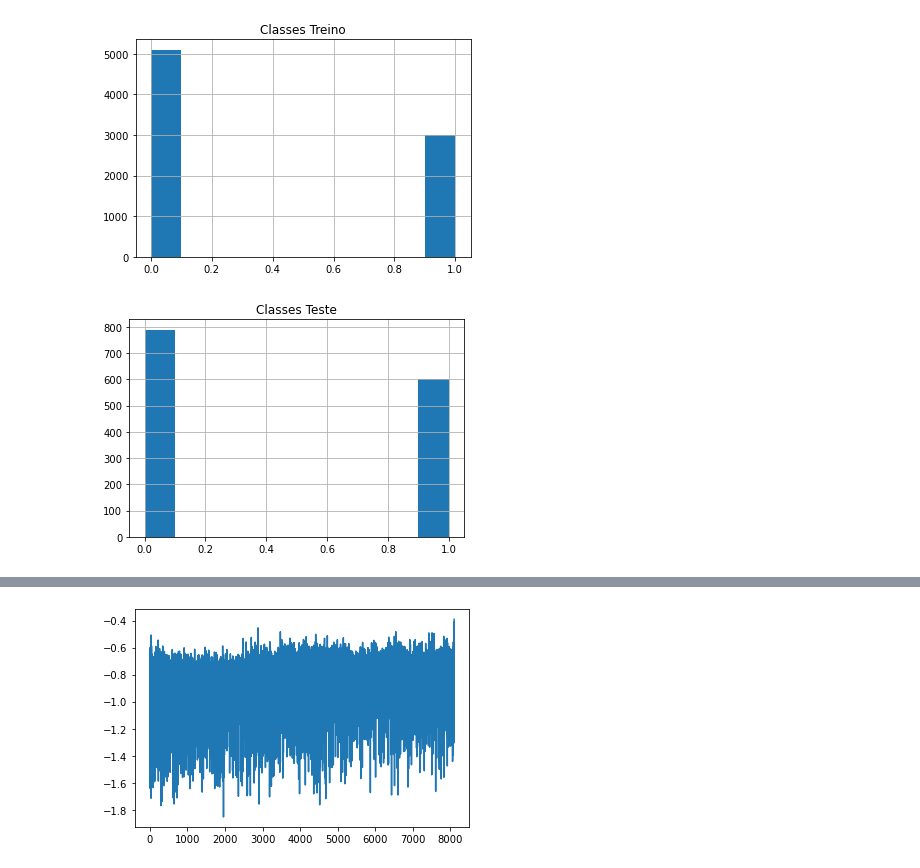
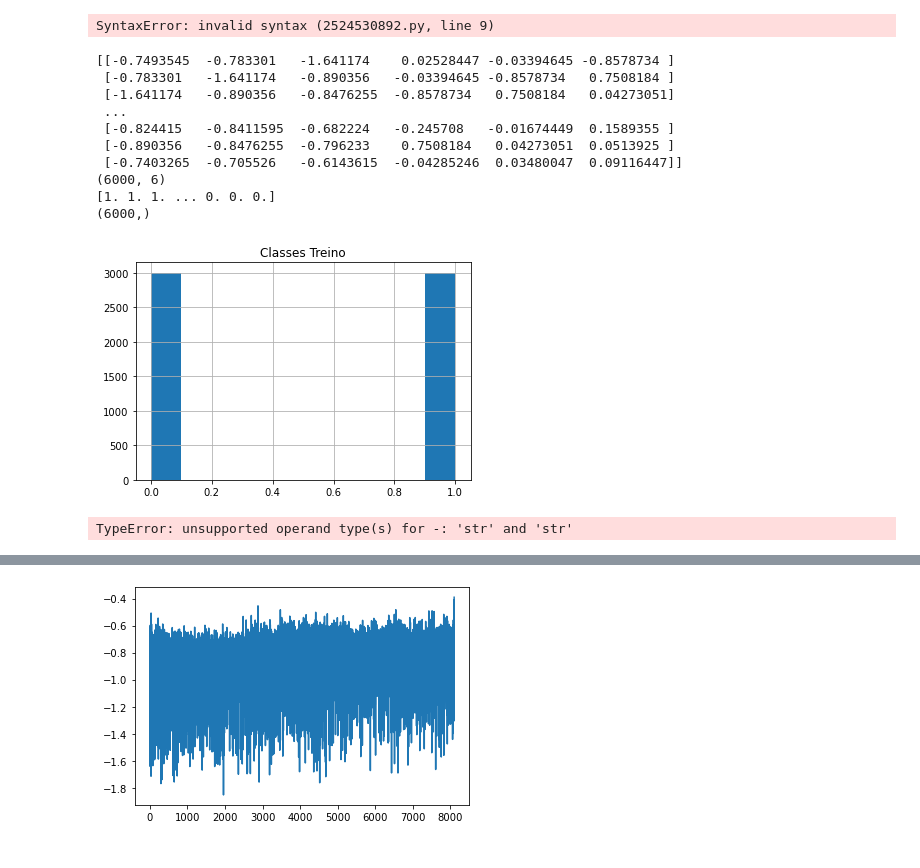
Before and after one commit to EnkrateiaLucca/stepsDetector, a Jupyter notebook: Lucas_ivo_class_1_step_classifier.ipynb, the cells around one changed output, grey strips where cells are left out. Cells and saved outputs as stored; diff of their text form; code cells hidden in the pictures.

Commit message:
added the data prep notebook with part of the preprocessing and visualization for the dataset

```diff
--- a/Lucas_ivo_class_1_step_classifier.ipynb
+++ b/Lucas_ivo_class_1_step_classifier.ipynb
@@ -20,30 +20,64 @@ df_y = pd.read_csv("./dataset/Training/TrainingStepsOrNot.txt", header=None)
 df_y.columns =[ "Step"]
 
 # carregando dados de teste
-df_x_test = pd.read_csv("./dataset/Testing/TestingAccZAxis.txt", header=None)
+df_x_test = pd.read_csv("./dataset/Testing/TestingAccZAxis.txt", header=None
 df_x_test.columns =[ "AccZAxis"]
 df_y_test = pd.read_csv("./dataset/Testing/TestingStepsOrNot.txt", header=None)
 df_y_test.columns =[ "Step"]
+# %% [output]
+SyntaxError: invalid syntax (2524530892.py, line 9)
+# %%
+import numpy as np
+# carregando dados de treino
+df_x = np.loadtxt("./dataset/TRAINING_matrixX.txt", delimiter=" ")
+df_y = np.loadtxt("./dataset/TRAINING_matrixy.txt", delimiter=" ")
+
+
+# # carregando dados de teste
+# df_x_test = pd.read_csv("./dataset/Testing/TRAINING_matrixy.txt", header=None)
+# df_x_test.columns =[ "AccZAxis"]
+# df_y_test = pd.read_csv("./dataset/Testing/TestingStepsOrNot.txt", header=None)
+# df_y_test.columns =[ "Step"]
+# %%
+print(df_x)
+print(df_x.shape)
+print(df_y)
+print(df_y.shape)
+# %% [output]
+[[-0.7493545  -0.783301   -1.641174    0.02528447 -0.03394645 -0.8578734 ]
+ [-0.783301   -1.641174   -0.890356   -0.03394645 -0.8578734   0.7508184 ]
+ [-1.641174   -0.890356   -0.8476255  -0.8578734   0.7508184   0.04273051]
+ ...
+ [-0.824415   -0.8411595  -0.682224   -0.245708   -0.01674449  0.1589355 ]
+ [-0.890356   -0.8476255  -0.796233    0.7508184   0.04273051  0.0513925 ]
+ [-0.7403265  -0.705526   -0.6143615  -0.04285246  0.03480047  0.09116447]]
+(6000, 6)
+[1. 1. 1. ... 0. 0. 0.]
+(6000,)
 # %%
 # visualizando uma distribuicao de classes nos dados de treino e teste
 df_y.hist()
 plt.title("Classes Treino")
 plt.show()
-df_y_test.hist()
-plt.title("Classes Teste")
-plt.show()
+# df_y_test.hist()
+# plt.title("Classes Teste")
+# plt.show()
 # %% [output]
-[figure, old version]
+[figure, new version]
-[figure, removed]
 # %%
+# Preprocessing 1
 # preprocessing basico dos dados (acertando a shape para fazer fit nos modelos)
-X_train, y_train = df_x.values.ravel(), df_y.values.ravel()
-X_train = X_train.reshape(-1,1,1)
-# scale training data to [-1,1]
-X_train = (X_train - X_train.min()) / (X_train.max() - X_train.min())
+# X_train, y_train = df_x.values.ravel(), df_y.values.ravel()
+# X_train = X_train.reshape(-1,1,6)
+# # scale training data to [-1,1]
+# X_train = (X_train - X_train.min()) / (X_train.max() - X_train.min())
 
-X_test, y_test = df_x_test.values.ravel(), df_y_test.values.ravel()
-X_test = X_test.reshape(-1,1,1)
-# scale testing data to [-1,1]
-X_test = (X_test - X_test.min()) / (X_test.max() - X_test.min())
+# X_test, y_test = df_x_test.values.ravel(), df_y_test.values.ravel()
+# X_test = X_test.reshape(-1,1,1)
+# # scale testing data to [-1,1]
+# X_test = (X_test - X_test.min()) / (X_test.max() - X_test.min())
+
+# Preprocessing 2 with window size
+# %% [output]
+TypeError: unsupported operand type(s) for -: 'str' and 'str'
 # %%
```
Also changed, not shown: parts of 3 cells of this notebook, 26 other files.
